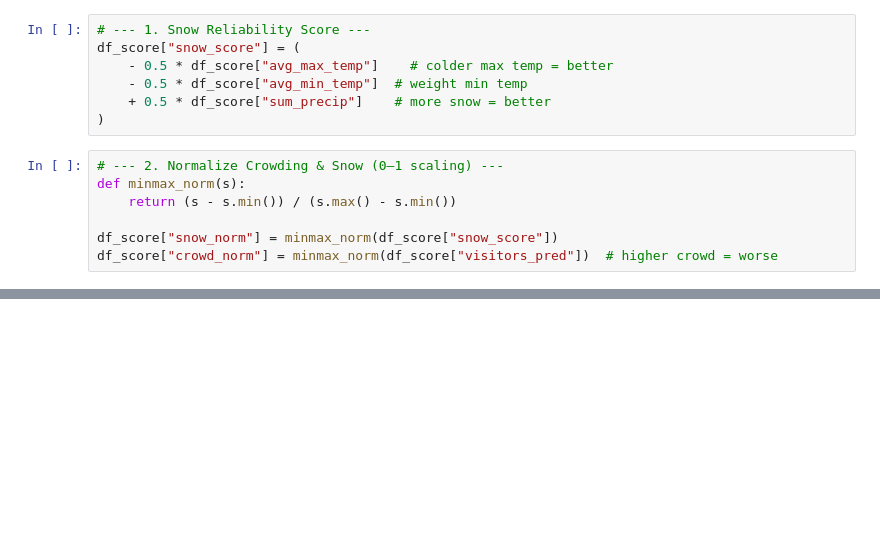
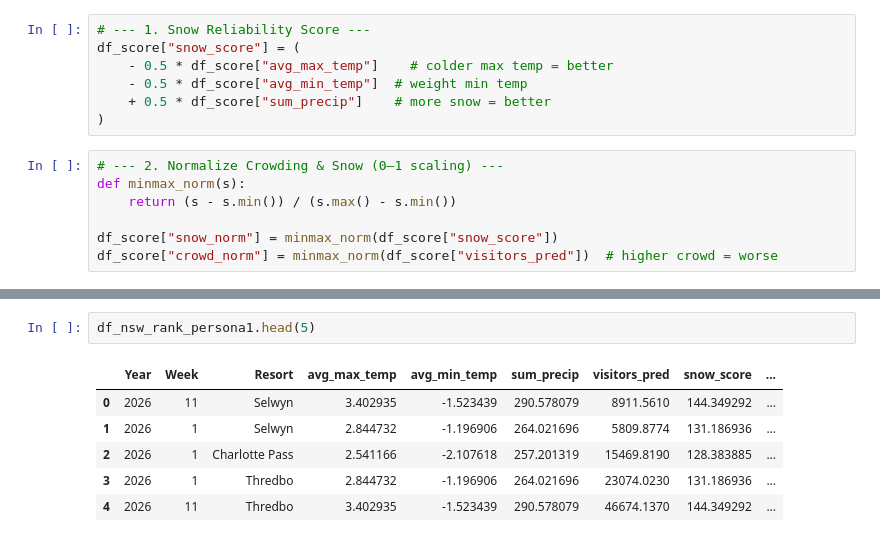
Before and after one commit to bsri0004/R2B2, a Jupyter notebook: predictive/holiday-score.ipynb, the cells around one changed output, grey strips where cells are left out. Saved outputs shown, nothing was run; the diff lists cells and outputs as text; blank space fills up the shorter version.

```diff
--- a/predictive/holiday-score.ipynb
+++ b/predictive/holiday-score.ipynb
@@ -119,0 +118,9 @@ df_score.head(20)
+# %%
+df_nsw_rank_persona1.head(5)
+# %% [output]
+|  | Year | Week | Resort | avg_max_temp | avg_min_temp | sum_precip | visitors_pred | snow_score | ... |
+| 0 | 2026 | 11 | Selwyn | 3.402935 | -1.523439 | 290.578079 | 8911.5610 | 144.349292 | ... |
+| 1 | 2026 | 1 | Selwyn | 2.844732 | -1.196906 | 264.021696 | 5809.8774 | 131.186936 | ... |
+| 2 | 2026 | 1 | Charlotte Pass | 2.541166 | -2.107618 | 257.201319 | 15469.8190 | 128.383885 | ... |
+| 3 | 2026 | 1 | Thredbo | 2.844732 | -1.196906 | 264.021696 | 23074.0230 | 131.186936 | ... |
+| 4 | 2026 | 11 | Thredbo | 3.402935 | -1.523439 | 290.578079 | 46674.1370 | 144.349292 | ... |
```
Also changed, not shown: parts of 11 cells of this notebook, 1 other file.
